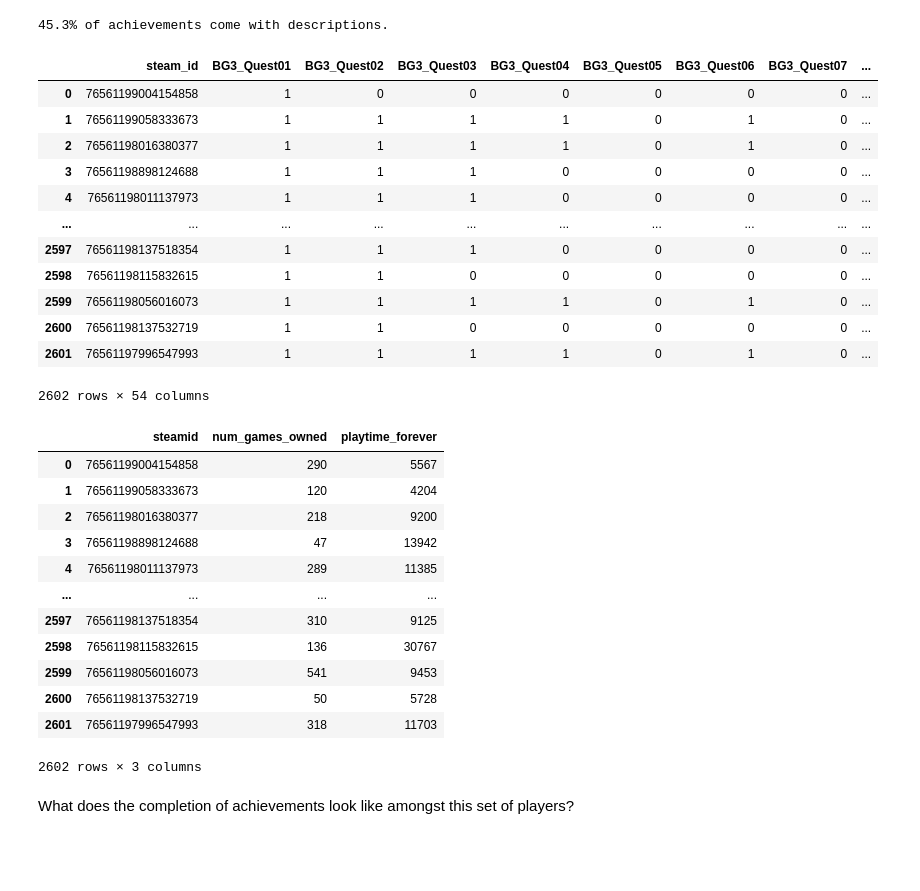
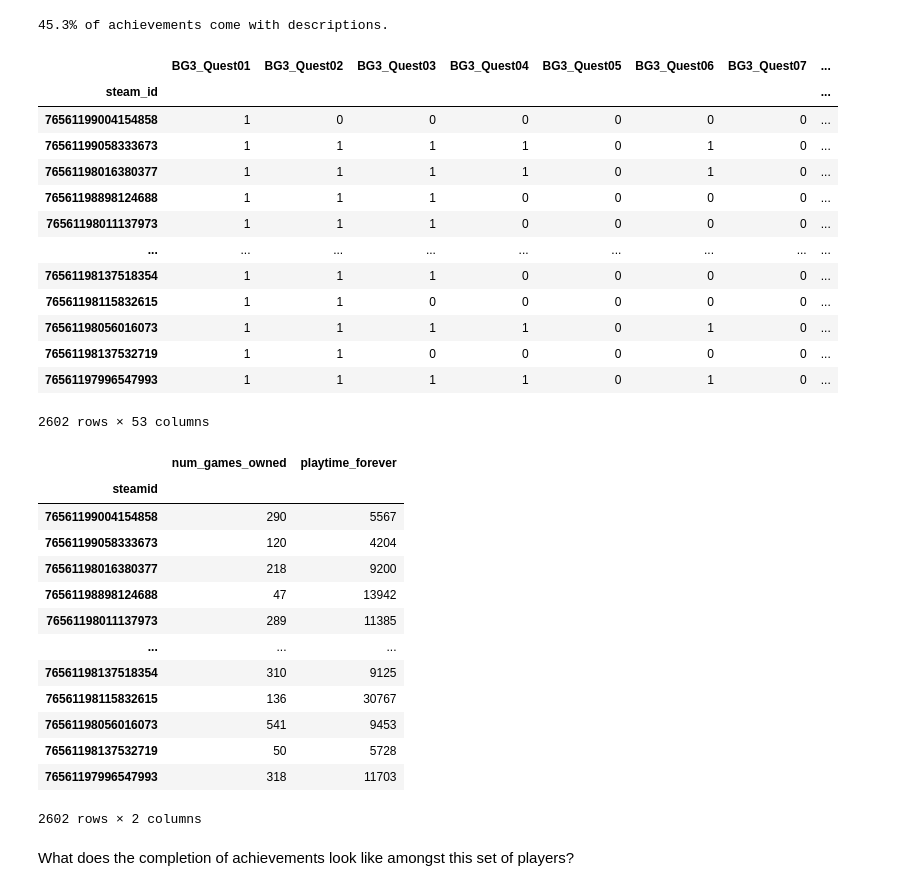
Before and after one commit to richhuwtaylor/recommend-steam-achievements, a Jupyter notebook: recommend_achievements.ipynb, the cells around one changed output. Drawn from its saved outputs; the diff is of its cells as text; code cells hidden in the pictures; blank space fills up the shorter version.

```diff
--- a/recommend_achievements.ipynb
+++ b/recommend_achievements.ipynb
@@ -44,40 +44,42 @@ print(f"{df_achievements['description'].notna().mean() * 100:.1f}% of achievemen
 45.3% of achievements come with descriptions.
 # %%
 # Retrieve data describing players' achievements
-df_players = pd.read_csv('./data/buldars_gate_3_players_2023-11-04.csv')
+df_players = pd.read_csv('./data/buldars_gate_3_players_2023-11-04.csv', index_col='steam_id')
 df_players
 # %% [output]
-|  | steam_id | BG3_Quest01 | BG3_Quest02 | BG3_Quest03 | BG3_Quest04 | BG3_Quest05 | BG3_Quest06 | BG3_Quest07 | ... |
-| 0 | 76561199004154858 | 1 | 0 | 0 | 0 | 0 | 0 | 0 | ... |
-| 1 | 76561199058333673 | 1 | 1 | 1 | 1 | 0 | 1 | 0 | ... |
-| 2 | 76561198016380377 | 1 | 1 | 1 | 1 | 0 | 1 | 0 | ... |
-| 3 | 76561198898124688 | 1 | 1 | 1 | 0 | 0 | 0 | 0 | ... |
-| 4 | 76561198011137973 | 1 | 1 | 1 | 0 | 0 | 0 | 0 | ... |
-| ... | ... | ... | ... | ... | ... | ... | ... | ... | ... |
-| 2597 | 76561198137518354 | 1 | 1 | 1 | 0 | 0 | 0 | 0 | ... |
-| 2598 | 76561198115832615 | 1 | 1 | 0 | 0 | 0 | 0 | 0 | ... |
-| 2599 | 76561198056016073 | 1 | 1 | 1 | 1 | 0 | 1 | 0 | ... |
-| 2600 | 76561198137532719 | 1 | 1 | 0 | 0 | 0 | 0 | 0 | ... |
-| 2601 | 76561197996547993 | 1 | 1 | 1 | 1 | 0 | 1 | 0 | ... |
+|  | BG3_Quest01 | BG3_Quest02 | BG3_Quest03 | BG3_Quest04 | BG3_Quest05 | BG3_Quest06 | BG3_Quest07 | ... |
+| steam_id |  |  |  |  |  |  |  | ... |
+| 76561199004154858 | 1 | 0 | 0 | 0 | 0 | 0 | 0 | ... |
+| 76561199058333673 | 1 | 1 | 1 | 1 | 0 | 1 | 0 | ... |
+| 76561198016380377 | 1 | 1 | 1 | 1 | 0 | 1 | 0 | ... |
+| 76561198898124688 | 1 | 1 | 1 | 0 | 0 | 0 | 0 | ... |
+| 76561198011137973 | 1 | 1 | 1 | 0 | 0 | 0 | 0 | ... |
+| ... | ... | ... | ... | ... | ... | ... | ... | ... |
+| 76561198137518354 | 1 | 1 | 1 | 0 | 0 | 0 | 0 | ... |
+| 76561198115832615 | 1 | 1 | 0 | 0 | 0 | 0 | 0 | ... |
+| 76561198056016073 | 1 | 1 | 1 | 1 | 0 | 1 | 0 | ... |
+| 76561198137532719 | 1 | 1 | 0 | 0 | 0 | 0 | 0 | ... |
+| 76561197996547993 | 1 | 1 | 1 | 1 | 0 | 1 | 0 | ... |
-2602 rows × 54 columns
+2602 rows × 53 columns
 # %%
 # Read in selected player statistics (number of games owned, playtime_forever for selected game)
-df_play_stats = pd.read_csv('./data/buldars_gate_3_play_stats_2023-11-04.csv')
+df_play_stats = pd.read_csv('./data/buldars_gate_3_play_stats_2023-11-04.csv', index_col='steamid')
 df_play_stats
 # %% [output]
-|  | steamid | num_games_owned | playtime_forever |
-| 0 | 76561199004154858 | 290 | 5567 |
-| 1 | 76561199058333673 | 120 | 4204 |
-| 2 | 76561198016380377 | 218 | 9200 |
-| 3 | 76561198898124688 | 47 | 13942 |
-| 4 | 76561198011137973 | 289 | 11385 |
-| ... | ... | ... | ... |
-| 2597 | 76561198137518354 | 310 | 9125 |
-| 2598 | 76561198115832615 | 136 | 30767 |
-| 2599 | 76561198056016073 | 541 | 9453 |
-| 2600 | 76561198137532719 | 50 | 5728 |
-| 2601 | 76561197996547993 | 318 | 11703 |
+|  | num_games_owned | playtime_forever |
+| steamid |  |  |
+| 76561199004154858 | 290 | 5567 |
+| 76561199058333673 | 120 | 4204 |
+| 76561198016380377 | 218 | 9200 |
+| 76561198898124688 | 47 | 13942 |
+| 76561198011137973 | 289 | 11385 |
+| ... | ... | ... |
+| 76561198137518354 | 310 | 9125 |
+| 76561198115832615 | 136 | 30767 |
+| 76561198056016073 | 541 | 9453 |
+| 76561198137532719 | 50 | 5728 |
+| 76561197996547993 | 318 | 11703 |
-2602 rows × 3 columns
+2602 rows × 2 columns
 # %% [markdown]
 What does the completion of achievements look like amongst this set of players?
 # %%
```
Also changed, not shown: parts of 11 cells of this notebook, 1 other file.
